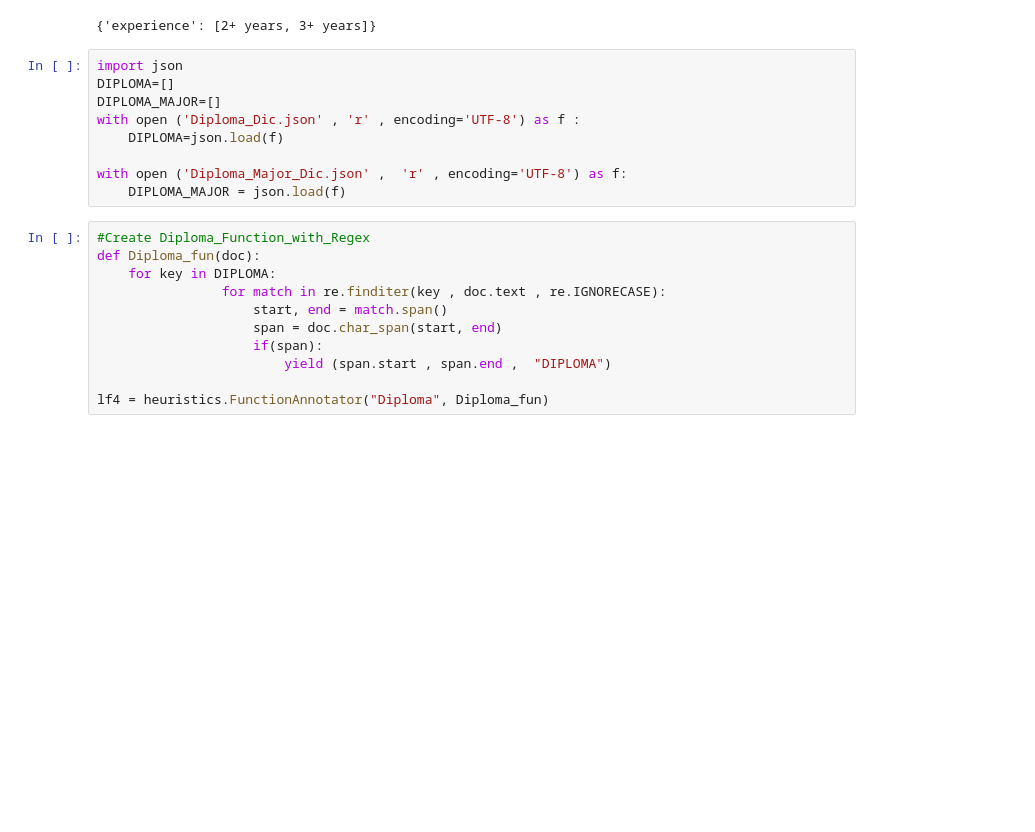
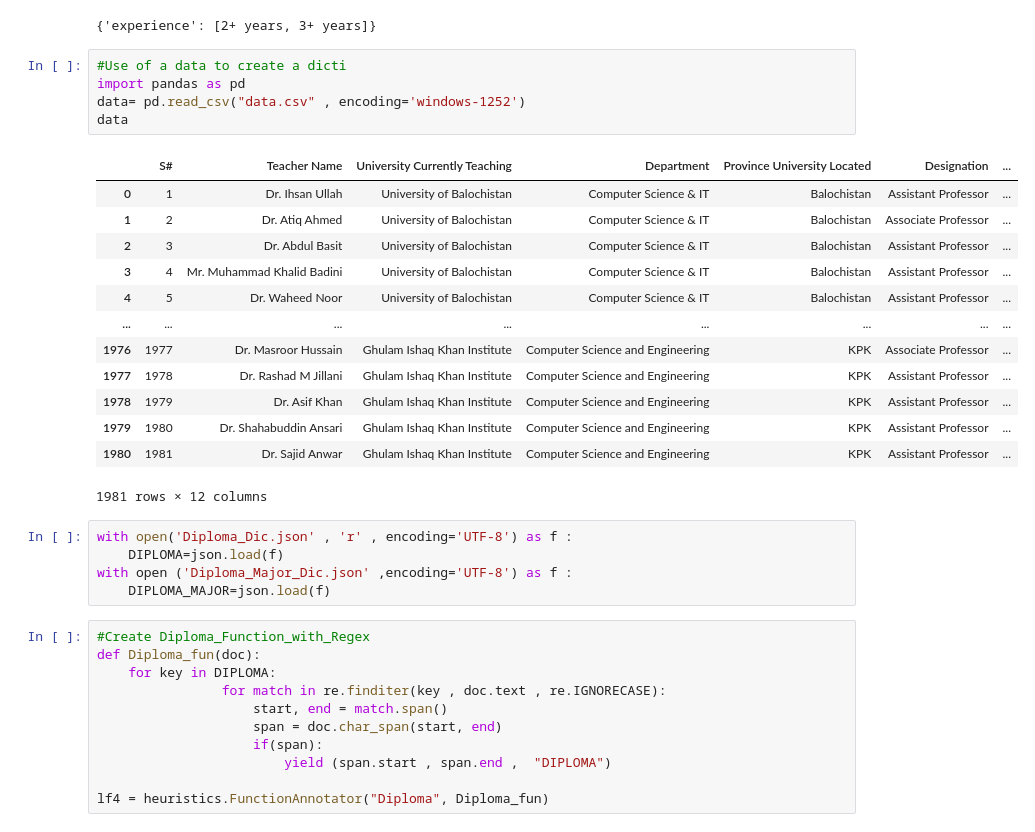
Before and after one commit to taghouti-ghofrane/skweak-Weak-supervision-for-NLP, a Jupyter notebook: JOB_Desc_notebook.ipynb, the cells around one changed output. Cells and saved outputs as stored; diff of their text form; blank space fills up the shorter version.

```diff
--- a/JOB_Desc_notebook.ipynb
+++ b/JOB_Desc_notebook.ipynb
@@ -37,15 +37,30 @@ doc=lf1(nlp(' 2+ years of experience. 3+ years i worked with a lot of tools'))
 doc.spans
 # %% [output]
 {'experience': [2+ years, 3+ years]}
+# %%
+#Use of a data to create a dicti
+import pandas as pd
+data= pd.read_csv("data.csv" , encoding='windows-1252')
+data
+# %% [output]
+|  | S# | Teacher Name | University Currently Teaching | Department | Province University Located | Designation | ... |
+| 0 | 1 | Dr. Ihsan Ullah | University of Balochistan | Computer Science & IT | Balochistan | Assistant Professor | ... |
+| 1 | 2 | Dr. Atiq Ahmed | University of Balochistan | Computer Science & IT | Balochistan | Associate Professor | ... |
+| 2 | 3 | Dr. Abdul Basit | University of Balochistan | Computer Science & IT | Balochistan | Assistant Professor | ... |
+| 3 | 4 | Mr. Muhammad Khalid Badini | University of Balochistan | Computer Science & IT | Balochistan | Assistant Professor | ... |
+| 4 | 5 | Dr. Waheed Noor | University of Balochistan | Computer Science & IT | Balochistan | Assistant Professor | ... |
+| ... | ... | ... | ... | ... | ... | ... | ... |
+| 1976 | 1977 | Dr. Masroor Hussain | Ghulam Ishaq Khan Institute | Computer Science and Engineering | KPK | Associate Professor | ... |
+| 1977 | 1978 | Dr. Rashad M Jillani | Ghulam Ishaq Khan Institute | Computer Science and Engineering | KPK | Assistant Professor | ... |
+| 1978 | 1979 | Dr. Asif Khan | Ghulam Ishaq Khan Institute | Computer Science and Engineering | KPK | Assistant Professor | ... |
+| 1979 | 1980 | Dr. Shahabuddin Ansari | Ghulam Ishaq Khan Institute | Computer Science and Engineering | KPK | Assistant Professor | ... |
+| 1980 | 1981 | Dr. Sajid Anwar | Ghulam Ishaq Khan Institute | Computer Science and Engineering | KPK | Assistant Professor | ... |
+1981 rows × 12 columns
 # %%
-import json
-DIPLOMA=[]
-DIPLOMA_MAJOR=[]
-with open ('Diploma_Dic.json' , 'r' , encoding='UTF-8') as f :
+with open('Diploma_Dic.json' , 'r' , encoding='UTF-8') as f :
     DIPLOMA=json.load(f)
-
-with open ('Diploma_Major_Dic.json' ,  'r' , encoding='UTF-8') as f:
-    DIPLOMA_MAJOR = json.load(f)
+with open ('Diploma_Major_Dic.json' ,encoding='UTF-8') as f :
+    DIPLOMA_MAJOR=json.load(f)
 # %%
 #Create Diploma_Function_with_Regex
 def Diploma_fun(doc):
```
Also changed, not shown: parts of 1 cell of this notebook, 7 other files.
